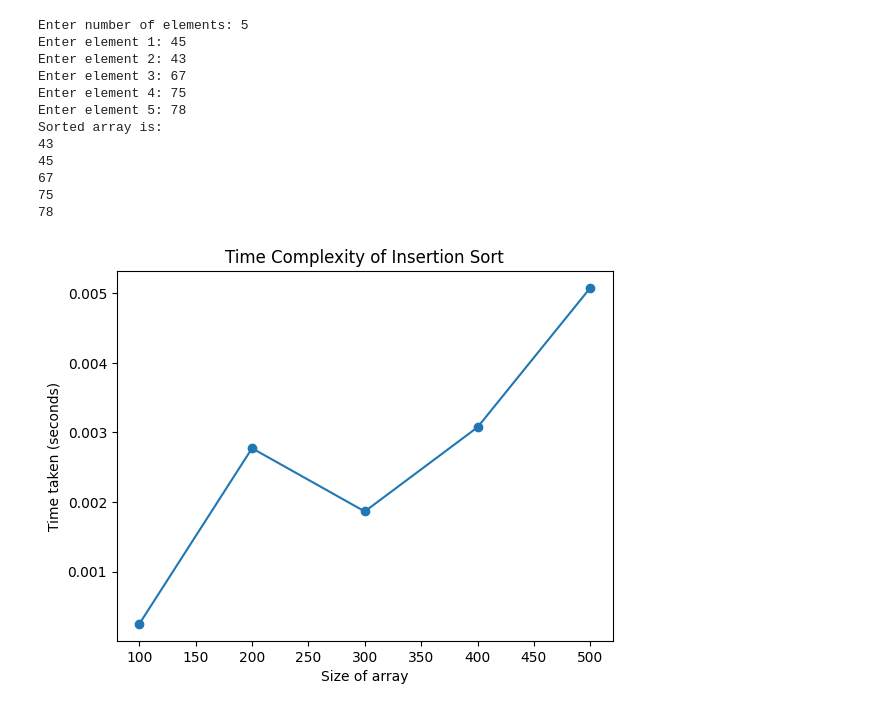
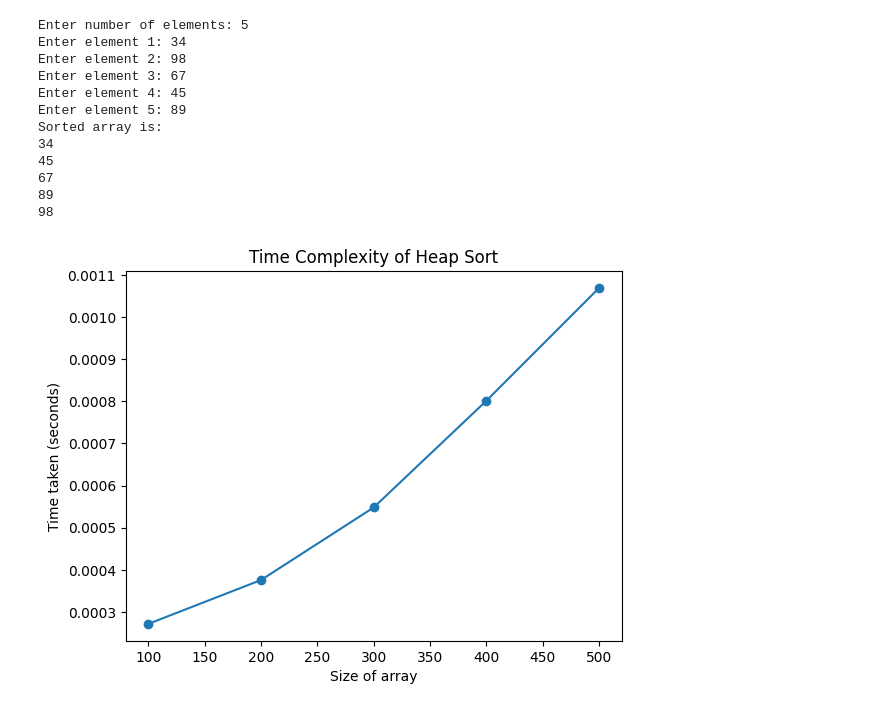
Before and after one commit to Purushoth-07/algorithm, a Jupyter notebook: Insertion_sort.ipynb, the cells around one changed output. Cells and saved outputs as stored; diff of their text form; code cells hidden in the pictures.

```diff
--- a/Insertion_sort.ipynb
+++ b/Insertion_sort.ipynb
@@ -3,64 +46,70 @@
 # %%
 import timeit
+import random
 import matplotlib.pyplot as plt
 
-# Insertion Sort function
-def insertionSort(arr):
-    for i in range(1, len(arr)):
-        key = arr[i]
-        j = i - 1
-        while j >= 0 and key < arr[j]:
-            arr[j + 1] = arr[j]
-            j = j - 1
-        arr[j + 1] = key
+def heapify(arr, n, i):
+    largest = i
+    left = 2 * i + 1
+    right = 2 * i + 2
+    if left < n and arr[i] < arr[left]:
+        largest = left
+    if right < n and arr[largest] < arr[right]:
+        largest = right
+    if largest != i:
+        arr[i], arr[largest] = arr[largest], arr[i]
+        heapify(arr, n, largest)
 
-# Get user input for the number of elements in the array
+def heapSort(arr):
+    n = len(arr)
+
+    for i in range(n // 2 - 1, -1, -1):
+        heapify(arr, n, i)
+
+    for i in range(n - 1, 0, -1):
+        arr[i], arr[0] = arr[0], arr[i]
+        heapify(arr, i, 0)
+
 n = int(input("Enter number of elements: "))
 
-# Get user input for the elements of the array
 arr = []
 for i in range(n):
     element = int(input(f"Enter element {i + 1}: "))
     arr.append(element)
 
-# Apply Insertion Sort
-insertionSort(arr)
+heapSort(arr)
 
-# Print sorted array
 print("Sorted array is:")
 for i in range(len(arr)):
     print("%d" % arr[i])
 
-# Measuring time complexity with different array sizes for plotting
-list_lengths = [100, 200, 300, 400, 500]  # Example array sizes to test
+list_lengths = [100, 200, 300, 400, 500]
 time_taken = []
 
 for length in list_lengths:
-    arr = [random.randint(1, 1000) for _ in range(length)]  # Generate a random array of 'length' elements
+    arr = [random.randint(1, 1000) for _ in range(length)]
 
-    # Measure time taken to sort the array using timeit
-    setup_code = "from __main__ import insertionSort"
-    test_code = f"insertionSort({arr})"
+    setup_code = "from __main__ import heapSort"
+    test_code = f"heapSort({arr})"
     execution_time = timeit.timeit(test_code, setup=setup_code, number=1)
     time_taken.append(execution_time)
 
-# Plotting the time complexity graph
 plt.plot(list_lengths, time_taken, marker='o')
 plt.xlabel('Size of array')
 plt.ylabel('Time taken (seconds)')
-plt.title('Time Complexity of Insertion Sort')
+plt.title('Time Complexity of Heap Sort')
 plt.show()
 # %% [output]
 Enter number of elements: 5
-Enter element 1: 45
-Enter element 2: 43
+Enter element 1: 34
+Enter element 2: 98
 Enter element 3: 67
-Enter element 4: 75
-Enter element 5: 78
+Enter element 4: 45
+Enter element 5: 89
 Sorted array is:
-43
+34
 45
 67
-75
-78
+89
+98
-[figure, old version]
+[figure, new version]
```
Also changed, not shown: parts of 2 cells of this notebook.
